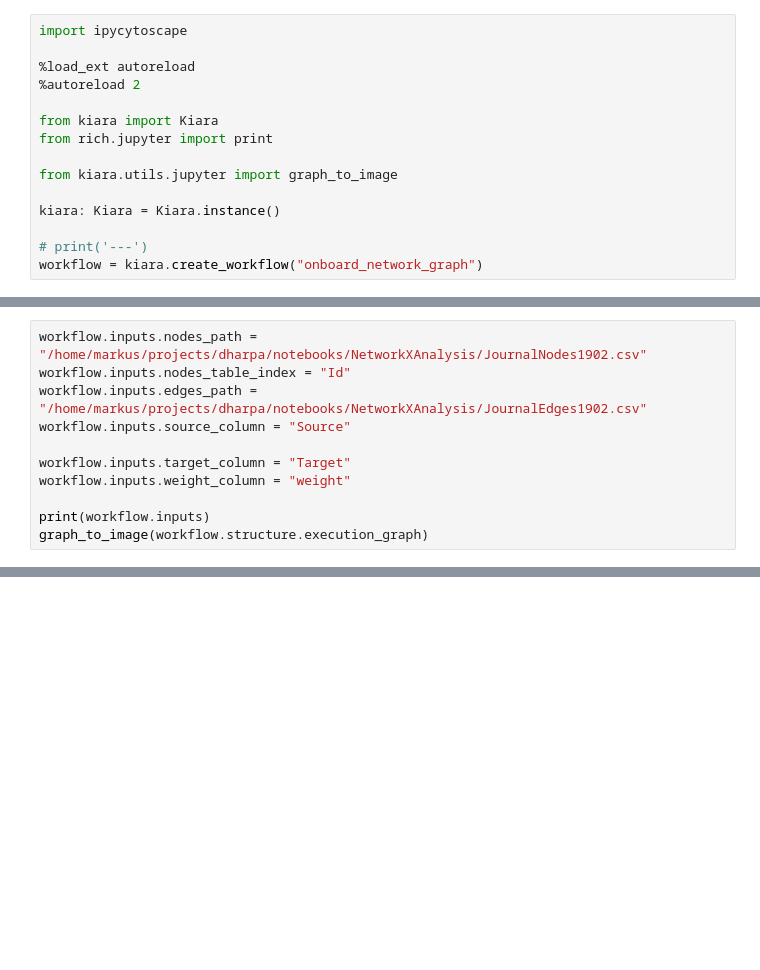
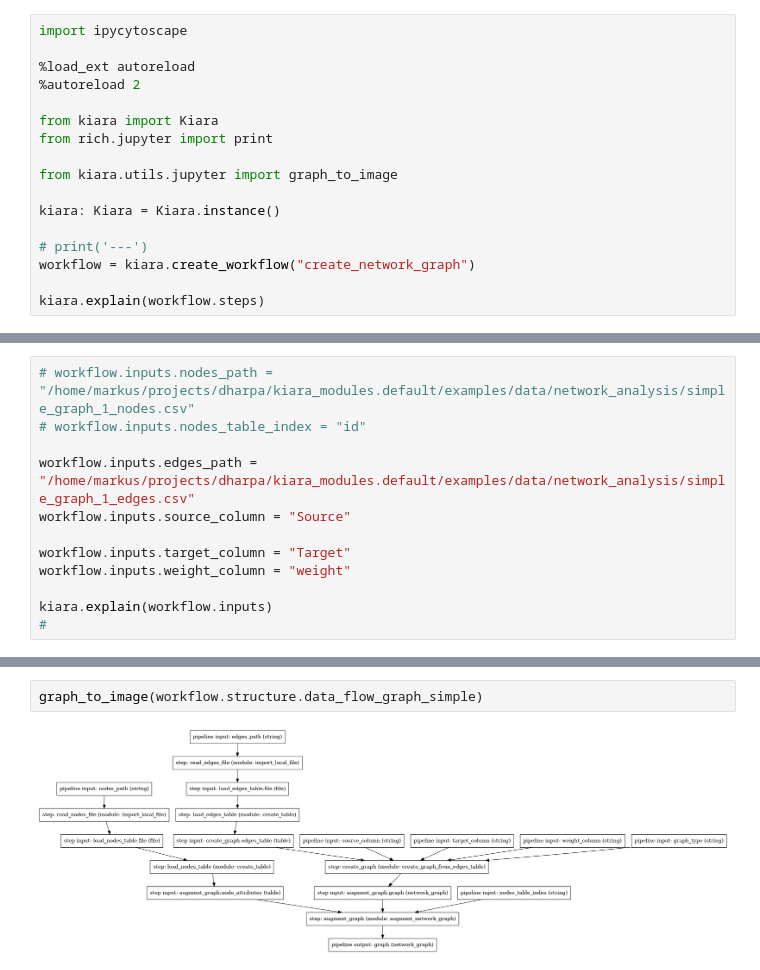
Before and after one commit to DHARPA-Project/kiara_modules.default, a Jupyter notebook: dev/dev.ipynb, the cells around one changed output, grey strips where cells are left out. Drawn from its saved outputs; the diff is of its cells as text; blank space fills up the shorter version.

Commit message:
feat: work on data onboarding & network analysis modules

```diff
--- a/dev/dev.ipynb
+++ b/dev/dev.ipynb
@@ -12,7 +12,9 @@ from kiara.utils.jupyter import graph_to_image
 kiara: Kiara = Kiara.instance()
 
 # print('---')
-workflow = kiara.create_workflow("onboard_network_graph")
+workflow = kiara.create_workflow("create_network_graph")
+
+kiara.explain(workflow.steps)
 # %% [output]
 The autoreload extension is already loaded. To reload it, use:
   %reload_ext autoreload
@@ -19,12 +68,13 @@ The autoreload extension is already loaded. To reload it, use:
 # %%
-workflow.inputs.nodes_path = "/home/markus/projects/dharpa/notebooks/NetworkXAnalysis/JournalNodes1902.csv"
-workflow.inputs.nodes_table_index = "Id"
-workflow.inputs.edges_path = "/home/markus/projects/dharpa/notebooks/NetworkXAnalysis/JournalEdges1902.csv"
+# workflow.inputs.nodes_path = "/home/markus/projects/dharpa/kiara_modules.default/examples/data/network_analysis/simple_graph_1_nodes.csv"
+# workflow.inputs.nodes_table_index = "id"
+
+workflow.inputs.edges_path = "/home/markus/projects/dharpa/kiara_modules.default/examples/data/network_analysis/simple_graph_1_edges.csv"
 workflow.inputs.source_column = "Source"
 
 workflow.inputs.target_column = "Target"
 workflow.inputs.weight_column = "weight"
 
-print(workflow.inputs)
-graph_to_image(workflow.structure.execution_graph)
+kiara.explain(workflow.inputs)
+#
 # %% [output]
@@ -83,0 +158,4 @@ graph_to_image(data)
+# %%
+graph_to_image(workflow.structure.data_flow_graph_simple)
+# %% [output]
+[figure, added]
```
Also changed, not shown: parts of 9 cells of this notebook, 7 other files.
